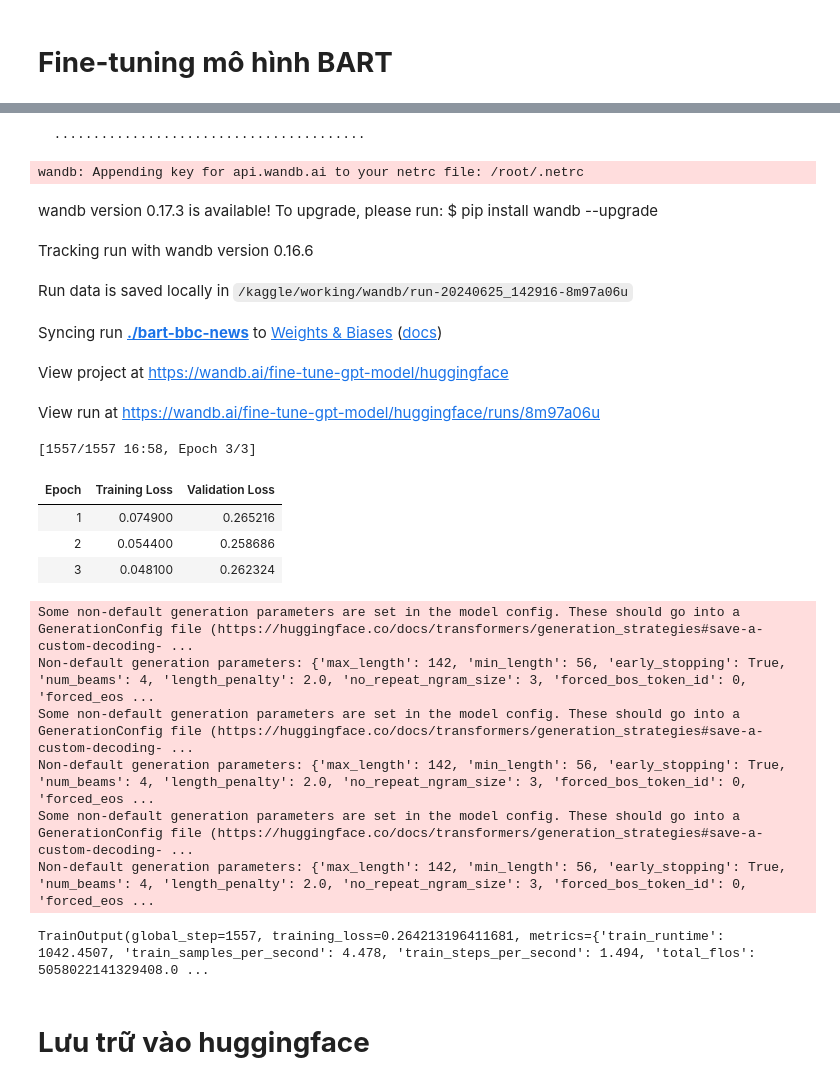
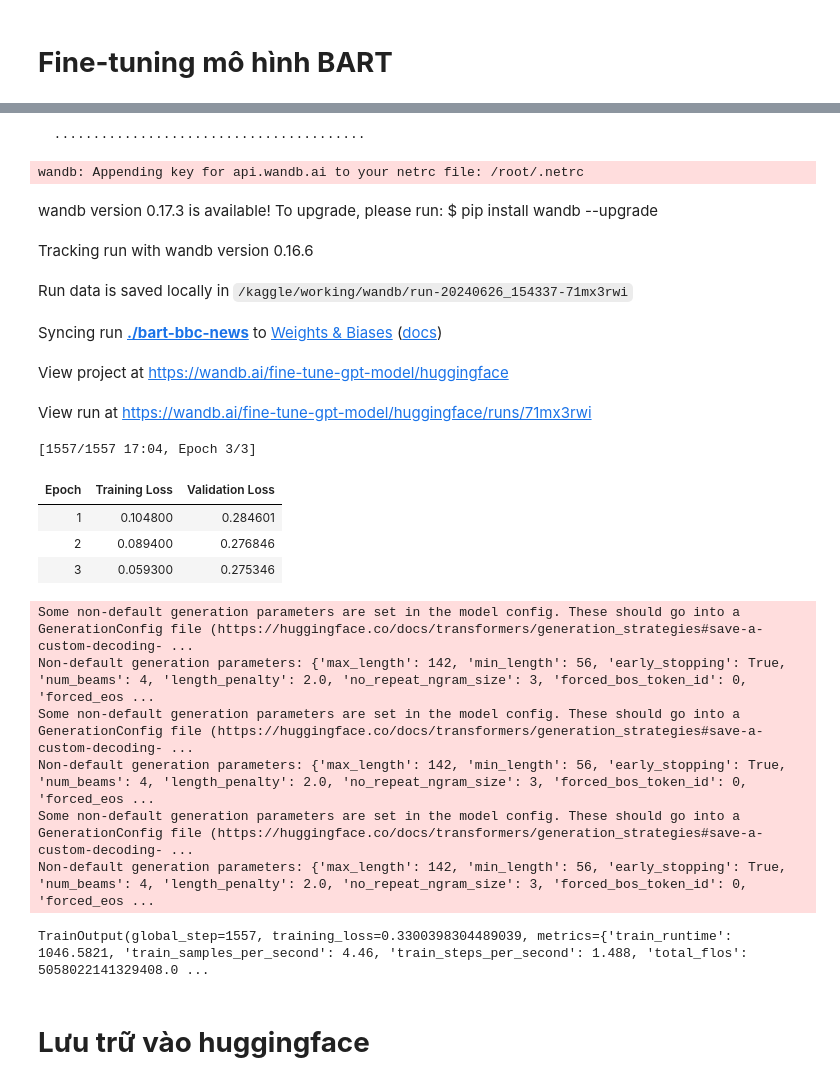
Before and after one commit to knhuvuong/pegasus-bbc-news, a Jupyter notebook: fine-tuning-bart-bbc-news.ipynb, the cells around one changed output, grey strips where cells are left out. Cells and saved outputs as stored; diff of their text form; code cells hidden in the pictures.

```diff
--- a/fine-tuning-bart-bbc-news.ipynb
+++ b/fine-tuning-bart-bbc-news.ipynb
@@ -116,7 +116,7 @@ from datasets import Dataset
 training_args = Seq2SeqTrainingArguments(
     output_dir="./bart-bbc-news",
     evaluation_strategy="epoch",
-    learning_rate=1e-5,
+    learning_rate=2e-6,
     per_device_train_batch_size=3,
     per_device_eval_batch_size=3,
     weight_decay=0.01,
@@ -145,27 +145,27 @@ trainer.train()
 wandb: WARNING The `run_name` is currently set to the same value as `TrainingArguments.output_dir`. If this was not intended, please specify a different run name by setting the `TrainingArguments.run_ ...
 wandb: Logging into wandb.ai. (Learn how to deploy a W&B server locally: https://wandb.me/wandb-server)
 wandb: You can find your API key in your browser here: https://wandb.ai/authorize
 wandb: Paste an API key from your profile and hit enter, or press ctrl+c to quit:
   ········································
 wandb: Appending key for api.wandb.ai to your netrc file: /root/.netrc
 wandb version 0.17.3 is available! To upgrade, please run: $ pip install wandb --upgrade
 Tracking run with wandb version 0.16.6
-Run data is saved locally in /kaggle/working/wandb/run-20240625_142916-8m97a06u
+Run data is saved locally in /kaggle/working/wandb/run-20240626_154337-71mx3rwi
 Syncing run ./bart-bbc-news to Weights & Biases (docs)
 View project at https://wandb.ai/fine-tune-gpt-model/huggingface
-View run at https://wandb.ai/fine-tune-gpt-model/huggingface/runs/8m97a06u
+View run at https://wandb.ai/fine-tune-gpt-model/huggingface/runs/71mx3rwi
-[1557/1557 16:58, Epoch 3/3]
+[1557/1557 17:04, Epoch 3/3]
 | Epoch | Training Loss | Validation Loss |
-| 1 | 0.074900 | 0.265216 |
-| 2 | 0.054400 | 0.258686 |
-| 3 | 0.048100 | 0.262324 |
+| 1 | 0.104800 | 0.284601 |
+| 2 | 0.089400 | 0.276846 |
+| 3 | 0.059300 | 0.275346 |
 Some non-default generation parameters are set in the model config. These should go into a GenerationConfig file (https://huggingface.co/docs/transformers/generation_strategies#save-a-custom-decoding- ...
 Non-default generation parameters: {'max_length': 142, 'min_length': 56, 'early_stopping': True, 'num_beams': 4, 'length_penalty': 2.0, 'no_repeat_ngram_size': 3, 'forced_bos_token_id': 0, 'forced_eos ...
 Some non-default generation parameters are set in the model config. These should go into a GenerationConfig file (https://huggingface.co/docs/transformers/generation_strategies#save-a-custom-decoding- ...
 Non-default generation parameters: {'max_length': 142, 'min_length': 56, 'early_stopping': True, 'num_beams': 4, 'length_penalty': 2.0, 'no_repeat_ngram_size': 3, 'forced_bos_token_id': 0, 'forced_eos ...
 Some non-default generation parameters are set in the model config. These should go into a GenerationConfig file (https://huggingface.co/docs/transformers/generation_strategies#save-a-custom-decoding- ...
 Non-default generation parameters: {'max_length': 142, 'min_length': 56, 'early_stopping': True, 'num_beams': 4, 'length_penalty': 2.0, 'no_repeat_ngram_size': 3, 'forced_bos_token_id': 0, 'forced_eos ...
-TrainOutput(global_step=1557, training_loss=0.264213196411681, metrics={'train_runtime': 1042.4507, 'train_samples_per_second': 4.478, 'train_steps_per_second': 1.494, 'total_flos': 5058022141329408.0 ...
+TrainOutput(global_step=1557, training_loss=0.3300398304489039, metrics={'train_runtime': 1046.5821, 'train_samples_per_second': 4.46, 'train_steps_per_second': 1.488, 'total_flos': 5058022141329408.0 ...
 # %% [markdown]
 # **Lưu trữ vào huggingface**
 # %%
```
Also changed, not shown: parts of 7 cells of this notebook.
